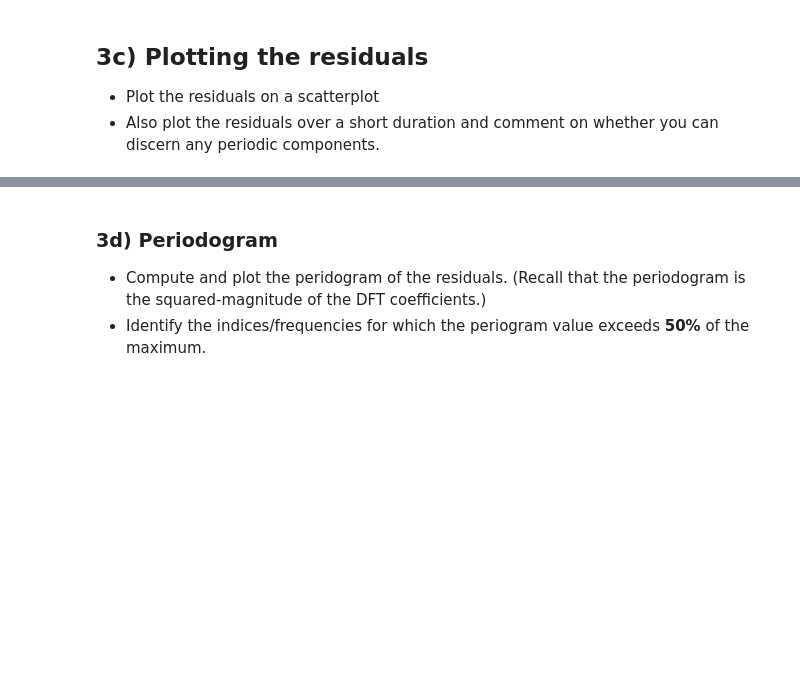
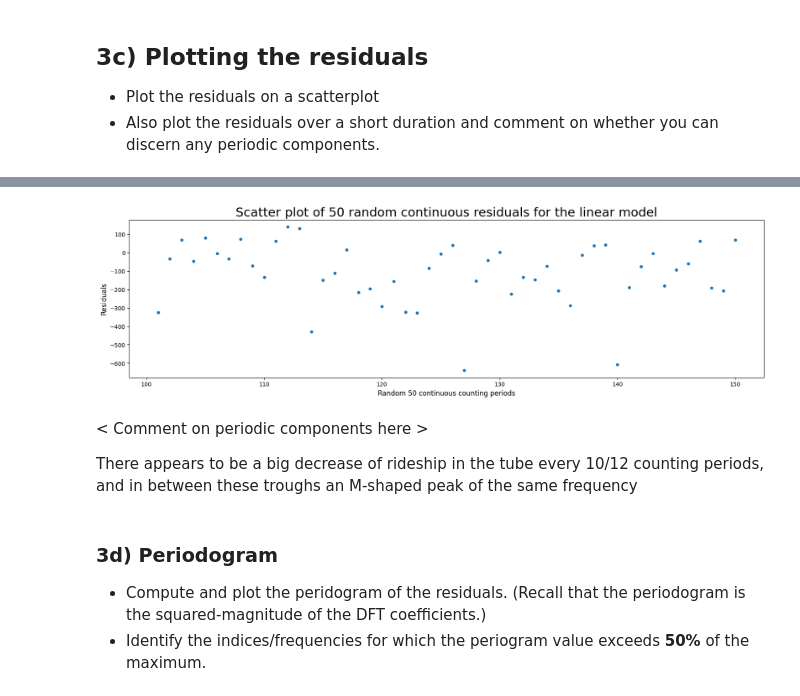
Before and after one commit to NoahFontaine/IB_Data_Science, a Jupyter notebook: Exercises/03 Exercise Notebook 3.ipynb, the cells around one changed output, grey strips where cells are left out. Saved outputs shown, nothing was run; the diff lists cells and outputs as text; code cells hidden in the pictures; blank space fills up the shorter version.

```diff
--- a/Exercises/03 Exercise Notebook 3.ipynb
+++ b/Exercises/03 Exercise Notebook 3.ipynb
@@ -93,3 +131,17 @@ All numerical outputs should be displayed to three decimal places.
+# %%
+# Compute the residuals over a counting period of 50
+plt.rcParams['figure.figsize'] = [20, 5]
+plt.scatter(xvals[100:150], resid[100:150], s=20)
+plt.xlabel('Random 50 continuous counting periods')
+plt.ylabel('Residuals')
+plt.title("Scatter plot of 50 random continuous residuals for the linear model")
+plt.show()
+# %% [output]
+[figure, added]
+# %% [markdown]
+< Comment on periodic components here >
+
+There appears to be a big decrease of rideship in the tube every 10/12 counting periods, and in between these troughs an M-shaped peak of the same frequency
 # %% [markdown]
 ### 3d) Periodogram
 
```
Also changed, not shown: parts of 6 cells of this notebook.
